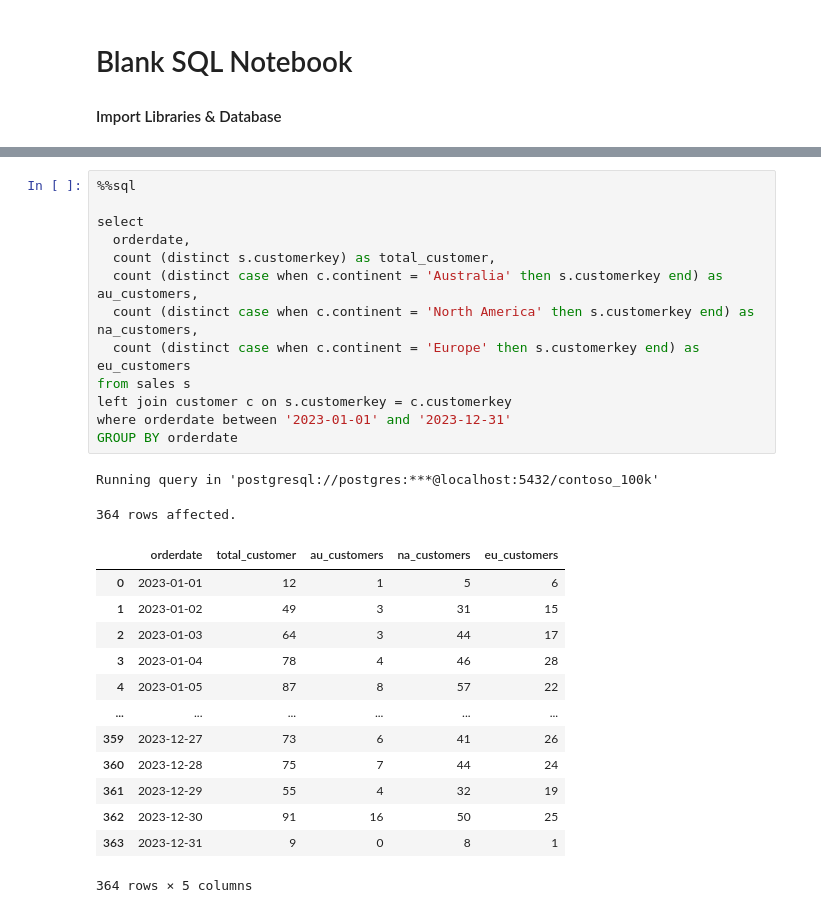
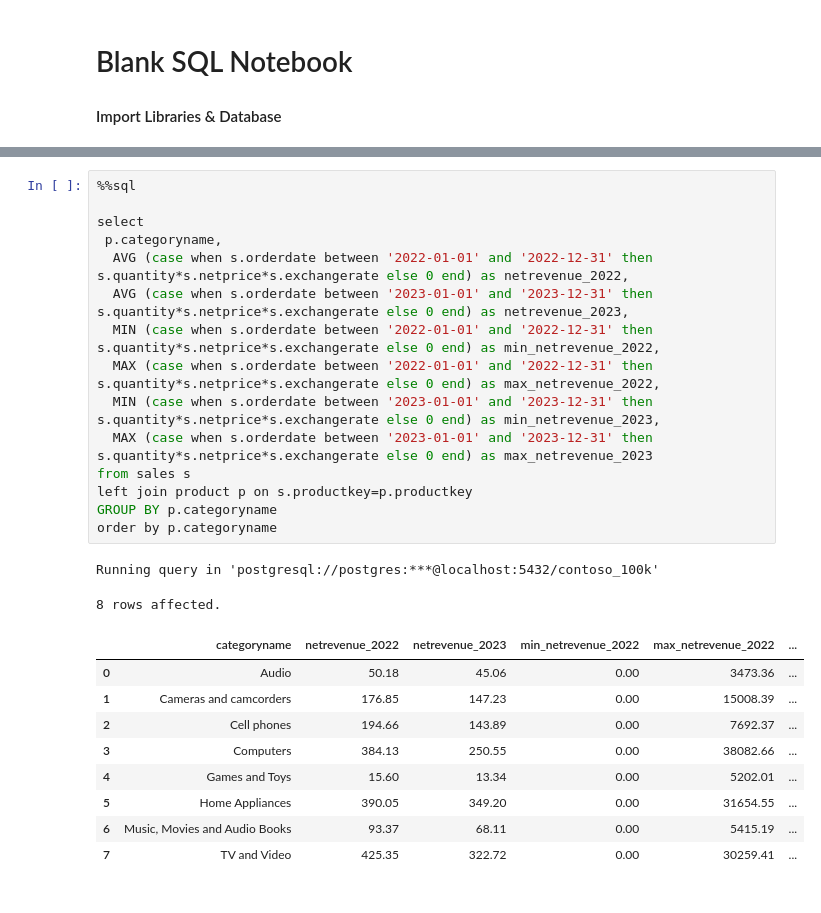
Before and after one commit to lianadni/sql_load, a Jupyter notebook: Resources/Blank_SQL_Notebook.ipynb, the cells around one changed output, grey strips where cells are left out. Saved outputs shown, nothing was run; the diff lists cells and outputs as text.

```diff
--- a/Resources/Blank_SQL_Notebook.ipynb
+++ b/Resources/Blank_SQL_Notebook.ipynb
@@ -141,32 +60,30 @@ Running query in 'postgresql://postgres:***@localhost:5432/contoso_100k'
-# %%
-%%sql
-
-select
-  orderdate,
-  count (distinct s.customerkey) as total_customer,
-  count (distinct case when c.continent = 'Australia' then s.customerkey end) as au_customers,
-  count (distinct case when c.continent = 'North America' then s.customerkey end) as na_customers,
-  count (distinct case when c.continent = 'Europe' then s.customerkey end) as eu_customers
-from sales s
-left join customer c on s.customerkey = c.customerkey
-where orderdate between '2023-01-01' and '2023-12-31'
-GROUP BY orderdate
-# %% [output]
-Running query in 'postgresql://postgres:***@localhost:5432/contoso_100k'
-364 rows affected.
-|  | orderdate | total_customer | au_customers | na_customers | eu_customers |
-| 0 | 2023-01-01 | 12 | 1 | 5 | 6 |
-| 1 | 2023-01-02 | 49 | 3 | 31 | 15 |
-| 2 | 2023-01-03 | 64 | 3 | 44 | 17 |
-| 3 | 2023-01-04 | 78 | 4 | 46 | 28 |
-| 4 | 2023-01-05 | 87 | 8 | 57 | 22 |
-| ... | ... | ... | ... | ... | ... |
-| 359 | 2023-12-27 | 73 | 6 | 41 | 26 |
-| 360 | 2023-12-28 | 75 | 7 | 44 | 24 |
-| 361 | 2023-12-29 | 55 | 4 | 32 | 19 |
-| 362 | 2023-12-30 | 91 | 16 | 50 | 25 |
-| 363 | 2023-12-31 | 9 | 0 | 8 | 1 |
-364 rows × 5 columns
+# %%
+%%sql
+
+select
+ p.categoryname,
+  AVG (case when s.orderdate between '2022-01-01' and '2022-12-31' then s.quantity*s.netprice*s.exchangerate else 0 end) as netrevenue_2022,
+  AVG (case when s.orderdate between '2023-01-01' and '2023-12-31' then s.quantity*s.netprice*s.exchangerate else 0 end) as netrevenue_2023,
+  MIN (case when s.orderdate between '2022-01-01' and '2022-12-31' then s.quantity*s.netprice*s.exchangerate else 0 end) as min_netrevenue_2022,
+  MAX (case when s.orderdate between '2022-01-01' and '2022-12-31' then s.quantity*s.netprice*s.exchangerate else 0 end) as max_netrevenue_2022,
+  MIN (case when s.orderdate between '2023-01-01' and '2023-12-31' then s.quantity*s.netprice*s.exchangerate else 0 end) as min_netrevenue_2023,
+  MAX (case when s.orderdate between '2023-01-01' and '2023-12-31' then s.quantity*s.netprice*s.exchangerate else 0 end) as max_netrevenue_2023
+from sales s
+left join product p on s.productkey=p.productkey
+GROUP BY p.categoryname
+order by p.categoryname
+# %% [output]
+Running query in 'postgresql://postgres:***@localhost:5432/contoso_100k'
+8 rows affected.
+|  | categoryname | netrevenue_2022 | netrevenue_2023 | min_netrevenue_2022 | max_netrevenue_2022 | ... |
+| 0 | Audio | 50.18 | 45.06 | 0.00 | 3473.36 | ... |
+| 1 | Cameras and camcorders | 176.85 | 147.23 | 0.00 | 15008.39 | ... |
+| 2 | Cell phones | 194.66 | 143.89 | 0.00 | 7692.37 | ... |
+| 3 | Computers | 384.13 | 250.55 | 0.00 | 38082.66 | ... |
+| 4 | Games and Toys | 15.60 | 13.34 | 0.00 | 5202.01 | ... |
+| 5 | Home Appliances | 390.05 | 349.20 | 0.00 | 31654.55 | ... |
+| 6 | Music, Movies and Audio Books | 93.37 | 68.11 | 0.00 | 5415.19 | ... |
+| 7 | TV and Video | 425.35 | 322.72 | 0.00 | 30259.41 | ... |
 # %%
 %%sql
 
```
Also changed, not shown: parts of 8 cells of this notebook.
